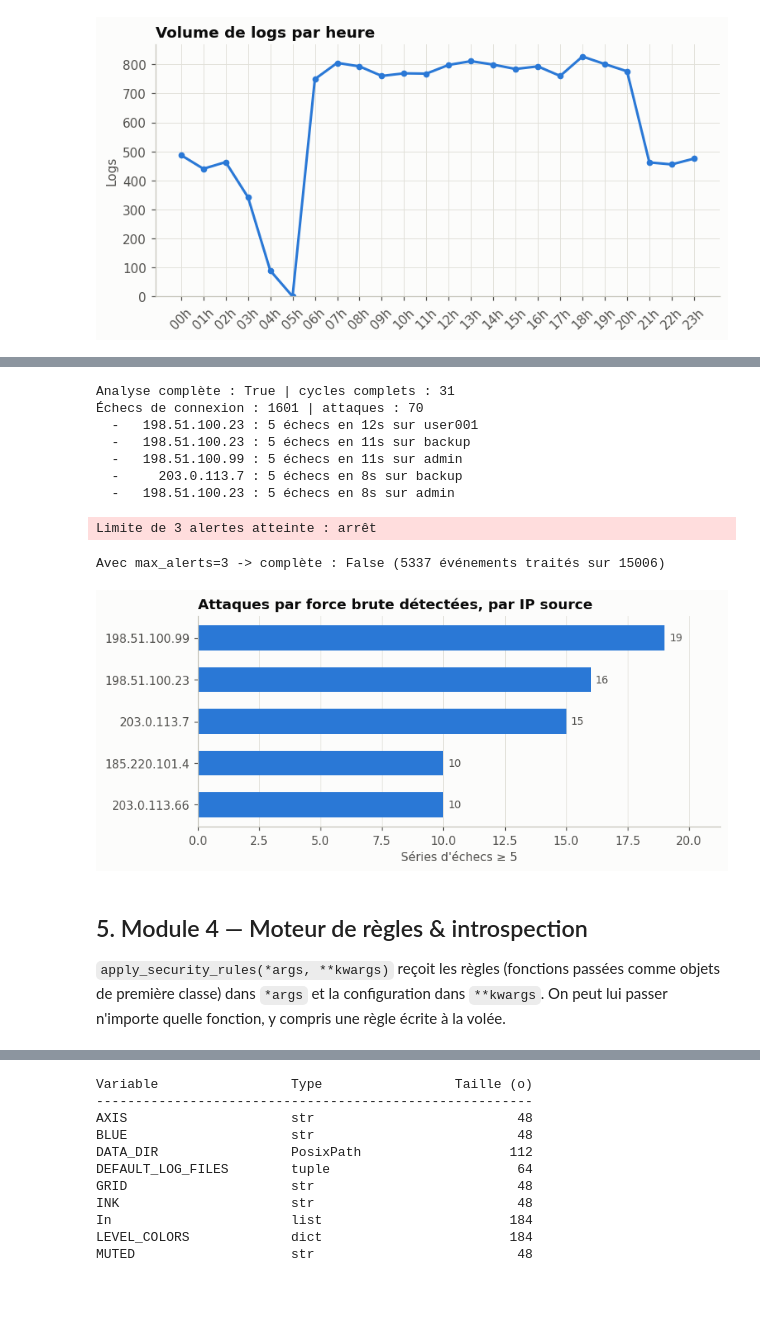
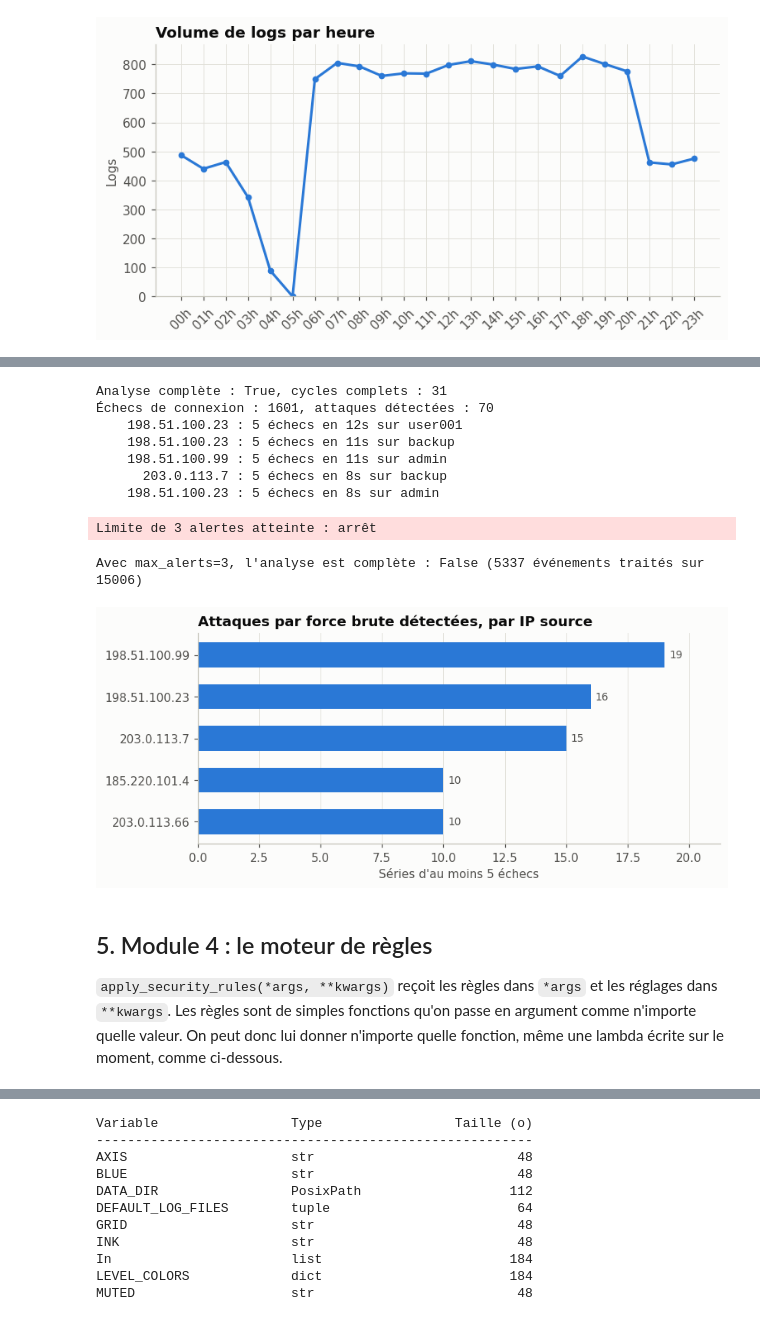
Before and after one commit to benjaminboyer00-cmyk/projet_python, a Jupyter notebook: notebooks/rapport.ipynb, the cells around one changed output, grey strips where cells are left out. Cells and saved outputs as stored; diff of their text form; code cells hidden in the pictures; blank space fills up the shorter version.

```diff
--- a/notebooks/rapport.ipynb
+++ b/notebooks/rapport.ipynb
@@ -295,38 +303,38 @@ qu'un cycle et que toute l'analyse se sont terminés sans interruption.
 # %%
 from logstream.aggregation import count_by
 from logstream.detection import detect_brute_force
 
 result = detect_brute_force(build_pipeline(read_log_sources(PATHS)), threshold=5)
-print(f"Analyse complète : {result.complete} | cycles complets : {result.completed_cycles}")
-print(f"Échecs de connexion : {result.failed_logins} | attaques : {len(result.alerts)}")
+print(f"Analyse complète : {result.complete}, cycles complets : {result.completed_cycles}")
+print(f"Échecs de connexion : {result.failed_logins}, attaques détectées : {len(result.alerts)}")
 for alert in result.alerts[:5]:
-    print("  -", alert)
+    print(" ", alert)
 
 partial = detect_brute_force(build_pipeline(read_log_sources(PATHS)), max_alerts=3)
-print(f"\nAvec max_alerts=3 -> complète : {partial.complete} "
+print(f"\nAvec max_alerts=3, l'analyse est complète : {partial.complete} "
       f"({partial.processed_events} événements traités sur {result.processed_events})")
 
 per_ip = top_n(count_by(result.alerts, lambda alert: alert.ip), 10)
 hbar([ip for ip, _ in per_ip], [n for _, n in per_ip],
-     "Attaques par force brute détectées, par IP source", xlabel="Séries d'échecs ≥ 5")
+     "Attaques par force brute détectées, par IP source", xlabel="Séries d'au moins 5 échecs")
 # %% [output]
-Analyse complète : True | cycles complets : 31
-Échecs de connexion : 1601 | attaques : 70
-  -   198.51.100.23 : 5 échecs en 12s sur user001
-  -   198.51.100.23 : 5 échecs en 11s sur backup
-  -   198.51.100.99 : 5 échecs en 11s sur admin
-  -     203.0.113.7 : 5 échecs en 8s sur backup
-  -   198.51.100.23 : 5 échecs en 8s sur admin
+Analyse complète : True, cycles complets : 31
+Échecs de connexion : 1601, attaques détectées : 70
+    198.51.100.23 : 5 échecs en 12s sur user001
+    198.51.100.23 : 5 échecs en 11s sur backup
+    198.51.100.99 : 5 échecs en 11s sur admin
+      203.0.113.7 : 5 échecs en 8s sur backup
+    198.51.100.23 : 5 échecs en 8s sur admin
 Limite de 3 alertes atteinte : arrêt
-Avec max_alerts=3 -> complète : False (5337 événements traités sur 15006)
+Avec max_alerts=3, l'analyse est complète : False (5337 événements traités sur 15006)
-[figure, old version]
+[figure, new version]
 # %% [markdown]
-## 5. Module 4 — Moteur de règles & introspection
+## 5. Module 4 : le moteur de règles
 
-`apply_security_rules(*args, **kwargs)` reçoit les règles (fonctions passées
-comme objets de première classe) dans `*args` et la configuration dans
-`**kwargs`. On peut lui passer n'importe quelle fonction, y compris une règle
-écrite à la volée.
+`apply_security_rules(*args, **kwargs)` reçoit les règles dans `*args` et les
+réglages dans `**kwargs`. Les règles sont de simples fonctions qu'on passe en
+argument comme n'importe quelle valeur. On peut donc lui donner n'importe
+quelle fonction, même une lambda écrite sur le moment, comme ci-dessous.
 # %%
 from logstream.rules import apply_security_rules, available_rules, make_off_hours_rule
 
```
Also changed, not shown: parts of 27 cells of this notebook, 6 other files.
